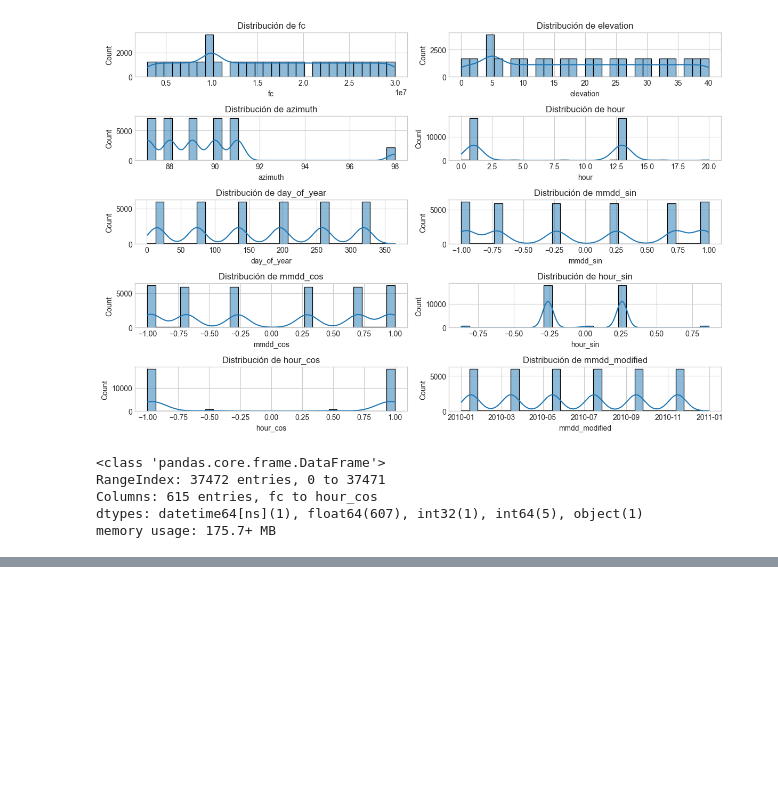
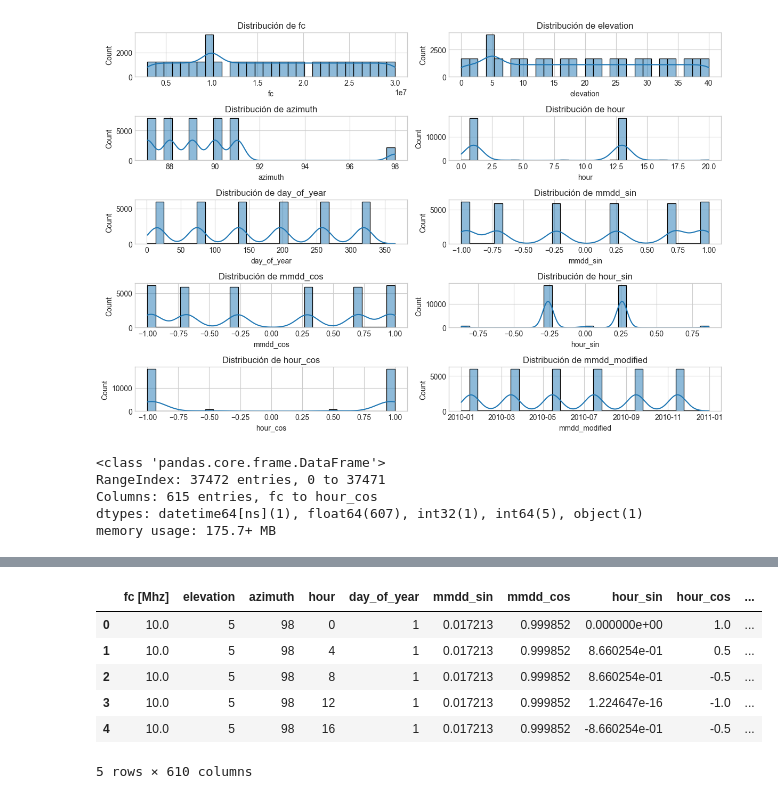
Before and after one commit to ValeFernando840/Ray-Tracing, a Jupyter notebook: 01-Generar_Nuevo_Dataset.ipynb, the cells around one changed output, grey strips where cells are left out. Drawn from its saved outputs; the diff is of its cells as text; code cells hidden in the pictures; blank space fills up the shorter version.

Commit message:
Se realizaron modificaciones para poder obtener mi dataset_xyz

```diff
--- a/01-Generar_Nuevo_Dataset.ipynb
+++ b/01-Generar_Nuevo_Dataset.ipynb
@@ -148,24 +170,40 @@ plt.show()
 # %%
+# vamos a generar nuestro nuevo dataset por lo que aquí prestamos mucha atención.
+lat_columns = [f'lat_{i}' for i in range(1,201)]
+lon_columns = [f'lon_{i}' for i in range(1,201)]
+height_columns = [f'alt_{i}' for i in range(1,201)]
+
+lat = df[lat_columns].to_numpy()
+lon = df[lon_columns].to_numpy()
+heights = df[height_columns].to_numpy()
+
+# Aquí es donde realizamos la transformación del dataset a coordenadas cartesianas
 df['fc'] = df['fc']/1E6
 df = df.rename(columns = {'fc': 'fc [Mhz]'})
-X_columns = [
-    'latitude_pos_tx', 'longitude_pos_tx', 'elevation_pos_tx', 'fc [Mhz]', 'elevation',
-    'azimuth', 'year', 'mmdd', 'UTI', 'hour', 'delay', 'terrestrial_range', 'slant_range'
-]
+X_columns = ['fc [Mhz]', 'elevation', 'azimuth', 'hour', 'day_of_year',
+             'mmdd_sin','mmdd_cos','hour_sin','hour_cos','mmdd_modified']
 df_x = df[X_columns]
 # Heights ingresa en metros
 x,y,z = zip(*(map(lambda args: np.array(gc.transform_coords_cartesian(*args)), zip(lat, lon, heights))))
 
 # genero el dataset para agregar
-x_columns = [f'x_{i}' for i in range(1,101)]
-y_columns = [f'y_{i}' for i in range(1,101)]
-z_columns = [f'z_{i}' for i in range(1,101)]
+x_columns = [f'x_{i}' for i in range(1,201)]
+y_columns = [f'y_{i}' for i in range(1,201)]
+z_columns = [f'z_{i}' for i in range(1,201)]
 x_df = pd.DataFrame(x,columns = x_columns)
 y_df = pd.DataFrame(y,columns = y_columns)
 z_df = pd.DataFrame(z,columns = z_columns)
 coord_df = pd.concat([df_x,x_df,y_df,z_df], axis = 1)
 
 coord_df.head()
+# %% [output]
+|  | fc [Mhz] | elevation | azimuth | hour | day_of_year | mmdd_sin | mmdd_cos | hour_sin | hour_cos | ... |
+| 0 | 10.0 | 5 | 98 | 0 | 1 | 0.017213 | 0.999852 | 0.000000e+00 | 1.0 | ... |
+| 1 | 10.0 | 5 | 98 | 4 | 1 | 0.017213 | 0.999852 | 8.660254e-01 | 0.5 | ... |
+| 2 | 10.0 | 5 | 98 | 8 | 1 | 0.017213 | 0.999852 | 8.660254e-01 | -0.5 | ... |
+| 3 | 10.0 | 5 | 98 | 12 | 1 | 0.017213 | 0.999852 | 1.224647e-16 | -1.0 | ... |
+| 4 | 10.0 | 5 | 98 | 16 | 1 | 0.017213 | 0.999852 | -8.660254e-01 | -0.5 | ... |
+5 rows × 610 columns
 # %%
 #TOMO UN VALOR DE TODOS LOS CONVERTIDOS Y OBSERVO SI COINCIDE CON LA ORIGINAL ANTES DE CONVERTIR EN SU CONJUNTO TOTAL.
 phi1,theta1,rho1= gc.transform_cartesian_to_spherical(x_df.iloc[1].to_numpy(),y_df.iloc[1].to_numpy(),z_df.iloc[1].to_numpy())
```
Also changed, not shown: parts of 12 cells of this notebook, 1 other file.
